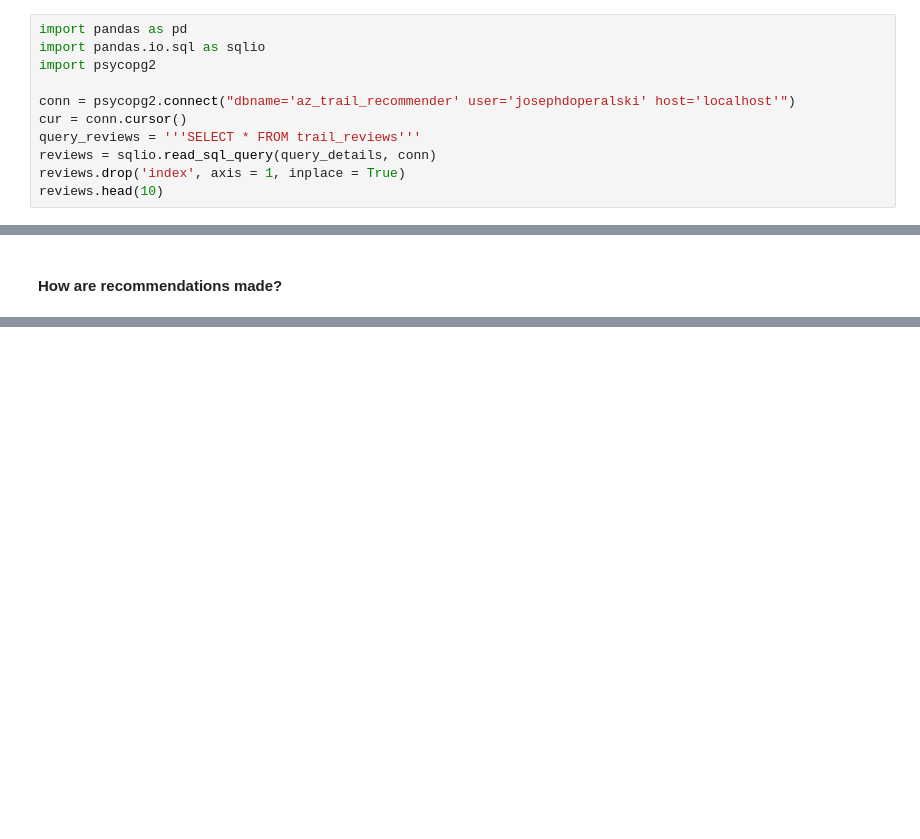
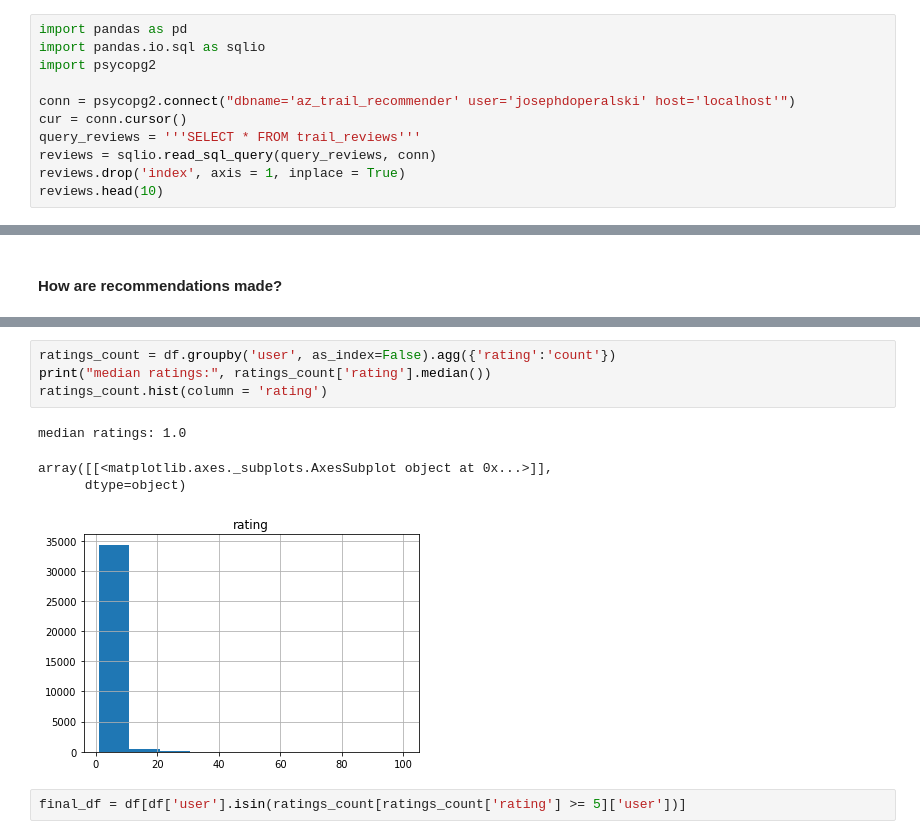
Before and after one commit to josephdope/az_trail_recommender, a Jupyter notebook: v1.0/notebooks/collab_filtering.ipynb, the cells around one changed output, grey strips where cells are left out. Drawn from its saved outputs; the diff is of its cells as text; blank space fills up the shorter version.

```diff
--- a/v1.0/notebooks/collab_filtering.ipynb
+++ b/v1.0/notebooks/collab_filtering.ipynb
@@ -14,7 +14,7 @@ import psycopg2
 conn = psycopg2.connect("dbname='az_trail_recommender' user='josephdoperalski' host='localhost'")
 cur = conn.cursor()
 query_reviews = '''SELECT * FROM trail_reviews'''
-reviews = sqlio.read_sql_query(query_details, conn)
+reviews = sqlio.read_sql_query(query_reviews, conn)
 reviews.drop('index', axis = 1, inplace = True)
 reviews.head(10)
 # %% [output]
@@ -65,0 +94,11 @@ This collaborative filtering recommendation system was created using a matrix fa
+# %%
+ratings_count = df.groupby('user', as_index=False).agg({'rating':'count'})
+print("median ratings:", ratings_count['rating'].median())
+ratings_count.hist(column = 'rating')
+# %% [output]
+median ratings: 1.0
+array([[<matplotlib.axes._subplots.AxesSubplot object at 0x...>]],
+      dtype=object)
+[figure, added]
+# %%
+final_df = df[df['user'].isin(ratings_count[ratings_count['rating'] >= 5]['user'])]
```
Also changed, not shown: parts of 8 cells of this notebook, 1 other file.
